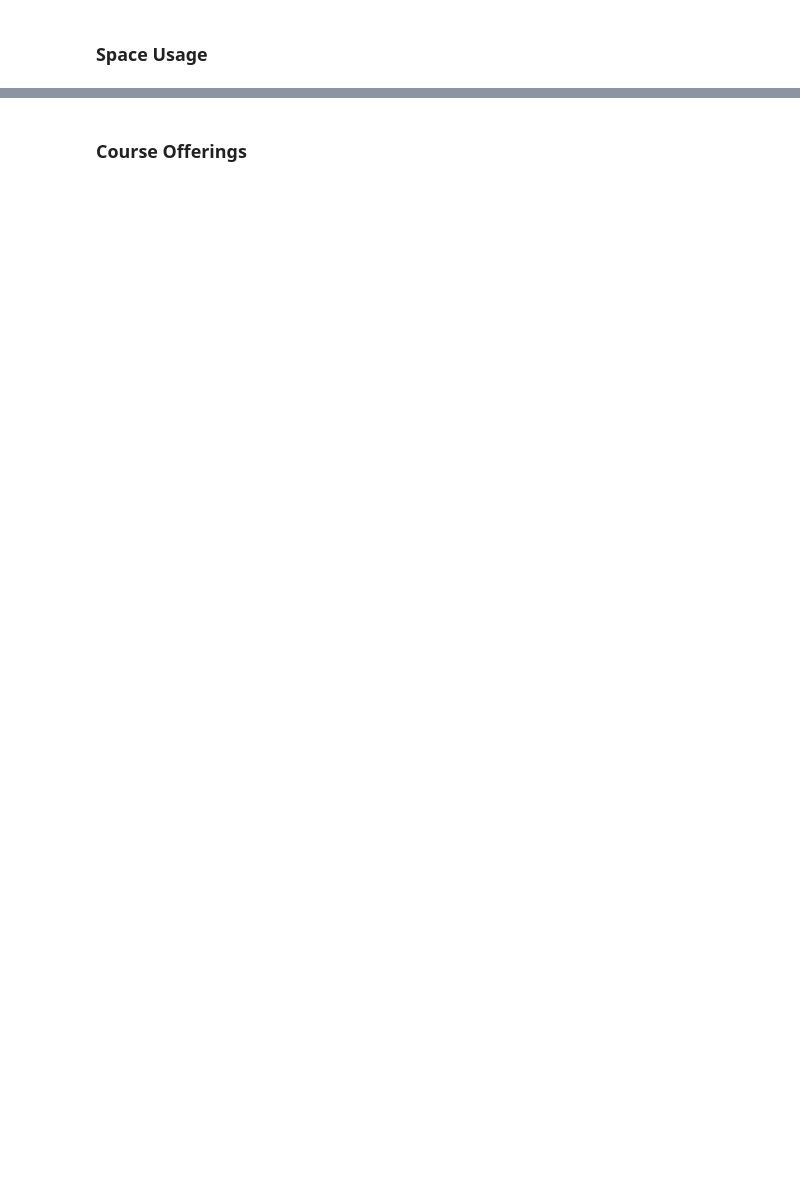
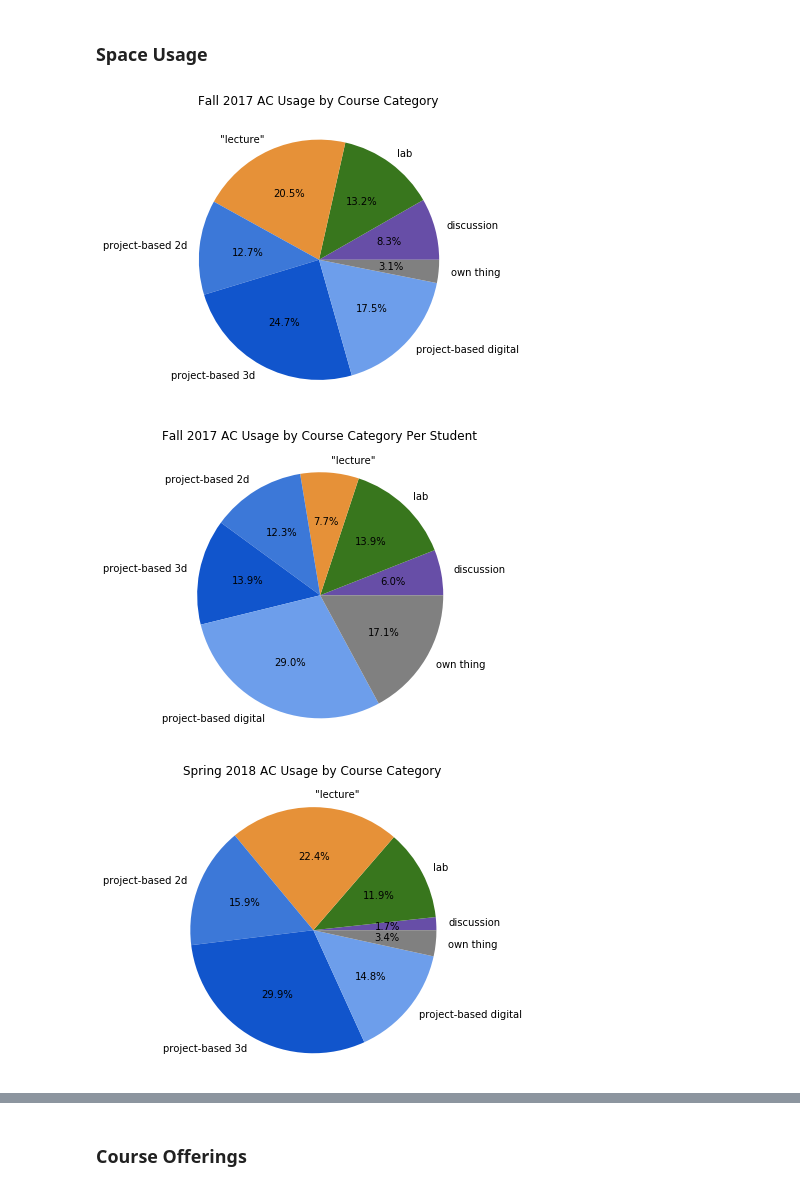
Before and after one commit to newsch/acreboot, a Jupyter notebook: ad-astra.ipynb, the cells around one changed output, grey strips where cells are left out. Saved outputs shown, nothing was run; the diff lists cells and outputs as text; code cells hidden in the pictures; blank space fills up the shorter version.

Commit message:
Added ability to normalize AC usage by number of students enrolled in a particular course

```diff
--- a/ad-astra.ipynb
+++ b/ad-astra.ipynb
@@ -42,3 +77,6 @@ sp18cat.drop_duplicates(subset='Course Code', inplace=True)
+# %%
+fa17enrollment = getEnrollment('FA17_Enrollment.csv')
+sp18enrollment = getEnrollment('SP18_Enrollment.csv')
 # %%
 category_colors = {  # map for category colors
     'PROJECT - BASED - 3d': '#1155cc',
@@ -59,12 +97,12 @@ category_names = {  # map for category names
     'DISCUSSION': 'discussion'
 }
 
-def merge(sched, cat, sched_code='Course/Customer', cat_code='Course Code'):
+def merge(sched, cat, enrollment, sched_code='Course/Customer', cat_code='Course Code', en_code='Crs No'):
 
 #     def agg_time(frame, group_col, agg_col):
 #         return frame.groupby(group_col, as_index=False)[agg_col].agg(np.sum)
 
-    return pd.merge(
+    merge1 = pd.merge(
         left=sched,
         right=cat,
         how='left',
@@ -74,16 +112,33 @@ def merge(sched, cat, sched_code='Course/Customer', cat_code='Course Code'):
 #         validate='one_to_many'
     )
 
+    return pd.merge(
+        left=merge1,
+        right=enrollment,
+        how='inner',
+        left_on=sched_code,
+        right_on=en_code,
+        indicator='exists'
+    )
+
 agg_by_time = lambda a: a.groupby('Course/Customer', as_index=False)['Weekly Length'].agg(np.sum)
+# agg_by_time_normalized = lambda a: a.groupby('Primary Category', as_index=False).agg({'Weekly Length':'sum',
+#                          'Registered Students':'sum'})
 
-def plot_pie_cat_totals(courses, group_col='Primary Category', agg_col='Weekly Length', fig=None):
-    cat_totals = courses.groupby(group_col, as_index=False)[agg_col].agg(np.sum)
+def plot_pie_cat_totals(courses, group_col='Primary Category', agg_col='Weekly Length', fig=None, normalize=False, norm_col=None):
+    if normalize:
+        cat_totals = courses.groupby(group_col, as_index=False).agg({'Weekly Length':['sum'],
+                         'Registered Students':'sum'})
+        pie_data = (cat_totals[agg_col]['sum'] / pd.Timedelta(1, unit='h'))/cat_totals[norm_col]['sum']
+    else:
+        cat_totals = courses.groupby(group_col, as_index=False)[agg_col].agg(np.sum)
+        pie_data = cat_totals[agg_col] / pd.Timedelta(1,unit='h')
 #     cat_totals.sort_values('Weekly Length', inplace=True)  # sort by value
     cat_totals.sort_values('Primary Category', inplace=True)  # sort by label
 
     # fig = plt.figure()
     return adastra.plot_pie(
-        cat_totals[agg_col] / pd.Timedelta(1,unit='h'),
+        pie_data,
         labels=[category_names.get(category, category) for category in cat_totals[group_col]],
         colors=[category_colors.get(category, 'grey') for category in cat_totals[group_col]],
         fig=fig
@@ -92,7 +147,7 @@ def plot_pie_cat_totals(courses, group_col='Primary Category', agg_col='Weekly L
 ## Plot pie charts of courses per semester
 # %%
 cat_cols = ['Course Code','Course Title','Primary Category','Seconday Category']
-fa17footprint, sp18footprint = tuple(merge(agg_by_time(sched), cat[cat_cols]) for sched, cat in [(fa17courses, fa17cat),(sp18courses, sp18cat)])
+fa17footprint, sp18footprint = tuple(merge(agg_by_time(sched), cat[cat_cols], enrollment) for sched, cat, enrollment in [(fa17courses, fa17cat, fa17enrollment),(sp18courses, sp18cat, sp18enrollment)])
 # %% [markdown]
 Check for missed courses
 # %%
@@ -104,10 +171,19 @@ sp18footprint[sp18footprint['_merge'] == 'right_only']
 # %%
 footprints = [
     ('Fall 2017', fa17footprint),
     ('Spring 2018', sp18footprint)
 ]
 for name, data in footprints:
     fig = plt.figure(figsize=(7,5))
     plt.title(name+' AC Usage by Course Category', y=1.05)
-    plot_pie_cat_totals(data[data['Primary Category'] != 'NOT IN AC'], fig=fig)
+    plot_pie_cat_totals(data[data['Primary Category'] != 'NOT IN AC'], fig=fig, normalize=False)
     plt.savefig('figs/'+name.lower().strip(' ')+'_footprint'+'.eps')
+
+    fig2 = plt.figure(figsize=(7,5))
+    plt.title(name+' AC Usage by Course Category Per Student', y=1.05)
+    plot_pie_cat_totals(data[data['Primary Category'] != 'NOT IN AC'], fig=fig2, normalize=True, norm_col='Registered Students')
+    plt.savefig('figs/'+name.lower().strip(' ')+'_footprint'+'.eps')
+# %% [output]
+[figure, added]
+[figure, added]
+[figure, added]
```
Also changed, not shown: parts of 14 cells of this notebook, 1 other file.
